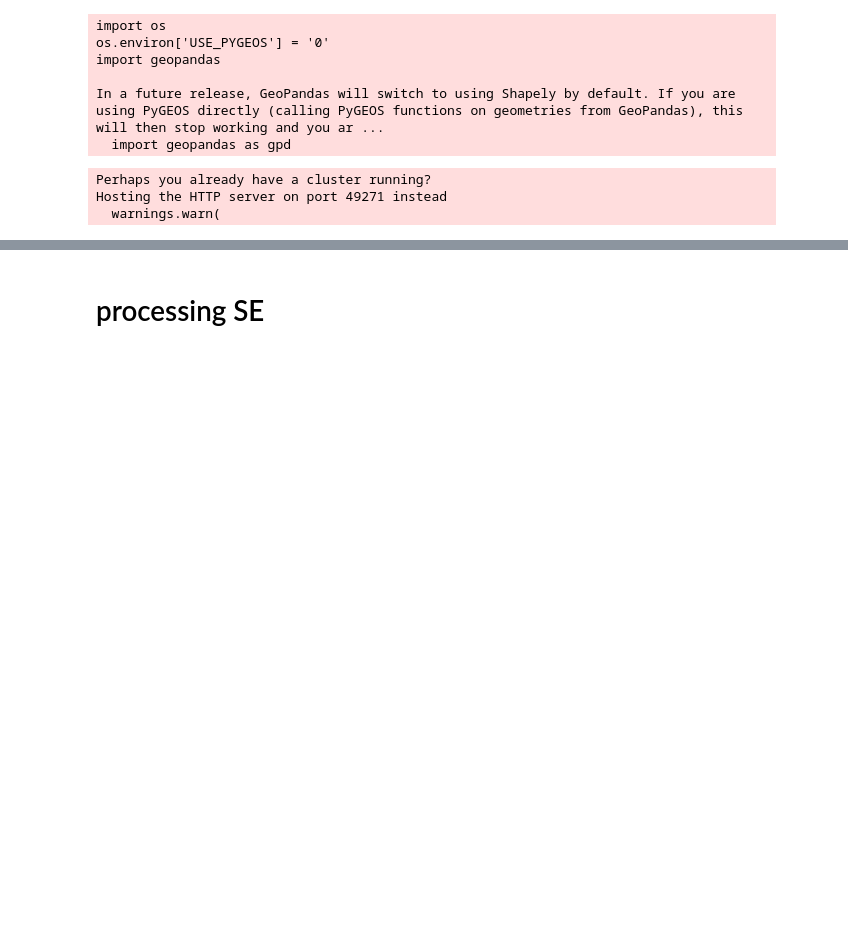
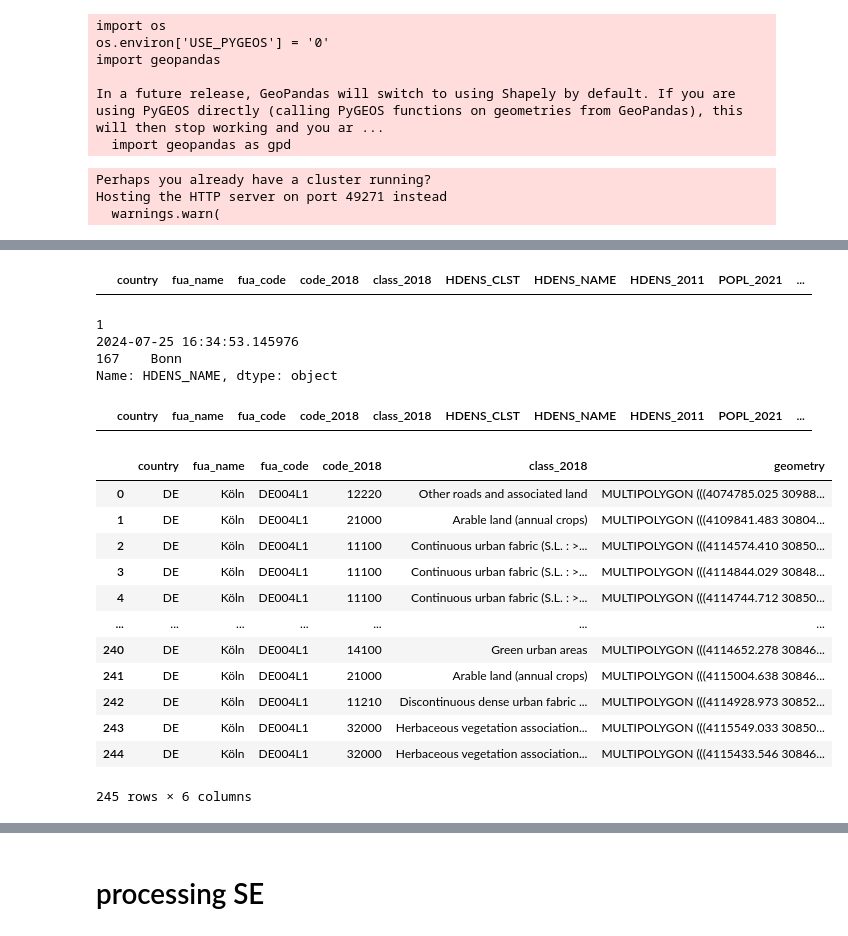
Before and after one commit to ubachr/GQA, a Jupyter notebook: example_usage_all_Viena.ipynb, the cells around one changed output, grey strips where cells are left out. Cells and saved outputs as stored; diff of their text form; code cells hidden in the pictures; blank space fills up the shorter version.

```diff
--- a/example_usage_all_Viena.ipynb
+++ b/example_usage_all_Viena.ipynb
@@ -367,0 +736,42 @@ exported ncm_dis
+# %%
+nqgreen
+# %% [output]
+|  | country | fua_name | fua_code | code_2018 | class_2018 | HDENS_CLST | HDENS_NAME | HDENS_2011 | POPL_2021 | ... |
+# %%
+counter= 1
+agl_error_ls = []
+
+
+# Loop through test cities
+for uc_city_code in cities_ls[27:28]:
+    print(counter)
+    start_time = datetime.now()
+    print(str(start_time))
+    #urban centre boundary delineation
+    uc_city = uc_sel.query(f"HDENS_CLST=='{uc_city_code}'")
+    print(uc_city.HDENS_NAME)
+# %% [output]
+1
+2024-07-25 16:34:53.145976
+167    Bonn
+Name: HDENS_NAME, dtype: object
+# %%
+nqgreen
+# %% [output]
+|  | country | fua_name | fua_code | code_2018 | class_2018 | HDENS_CLST | HDENS_NAME | HDENS_2011 | POPL_2021 | ... |
+# %%
+ua
+# %% [output]
+|  | country | fua_name | fua_code | code_2018 | class_2018 | geometry |
+| 0 | DE | Köln | DE004L1 | 12220 | Other roads and associated land | MULTIPOLYGON (((4074785.025 30988... |
+| 1 | DE | Köln | DE004L1 | 21000 | Arable land (annual crops) | MULTIPOLYGON (((4109841.483 30804... |
+| 2 | DE | Köln | DE004L1 | 11100 | Continuous urban fabric (S.L. : >... | MULTIPOLYGON (((4114574.410 30850... |
+| 3 | DE | Köln | DE004L1 | 11100 | Continuous urban fabric (S.L. : >... | MULTIPOLYGON (((4114844.029 30848... |
+| 4 | DE | Köln | DE004L1 | 11100 | Continuous urban fabric (S.L. : >... | MULTIPOLYGON (((4114744.712 30850... |
+| ... | ... | ... | ... | ... | ... | ... |
+| 240 | DE | Köln | DE004L1 | 14100 | Green urban areas | MULTIPOLYGON (((4114652.278 30846... |
+| 241 | DE | Köln | DE004L1 | 21000 | Arable land (annual crops) | MULTIPOLYGON (((4115004.638 30846... |
+| 242 | DE | Köln | DE004L1 | 11210 | Discontinuous dense urban fabric ... | MULTIPOLYGON (((4114928.973 30852... |
+| 243 | DE | Köln | DE004L1 | 32000 | Herbaceous vegetation association... | MULTIPOLYGON (((4115549.033 30850... |
+| 244 | DE | Köln | DE004L1 | 32000 | Herbaceous vegetation association... | MULTIPOLYGON (((4115433.546 30846... |
+245 rows × 6 columns
```
Also changed, not shown: parts of 17 cells of this notebook.
